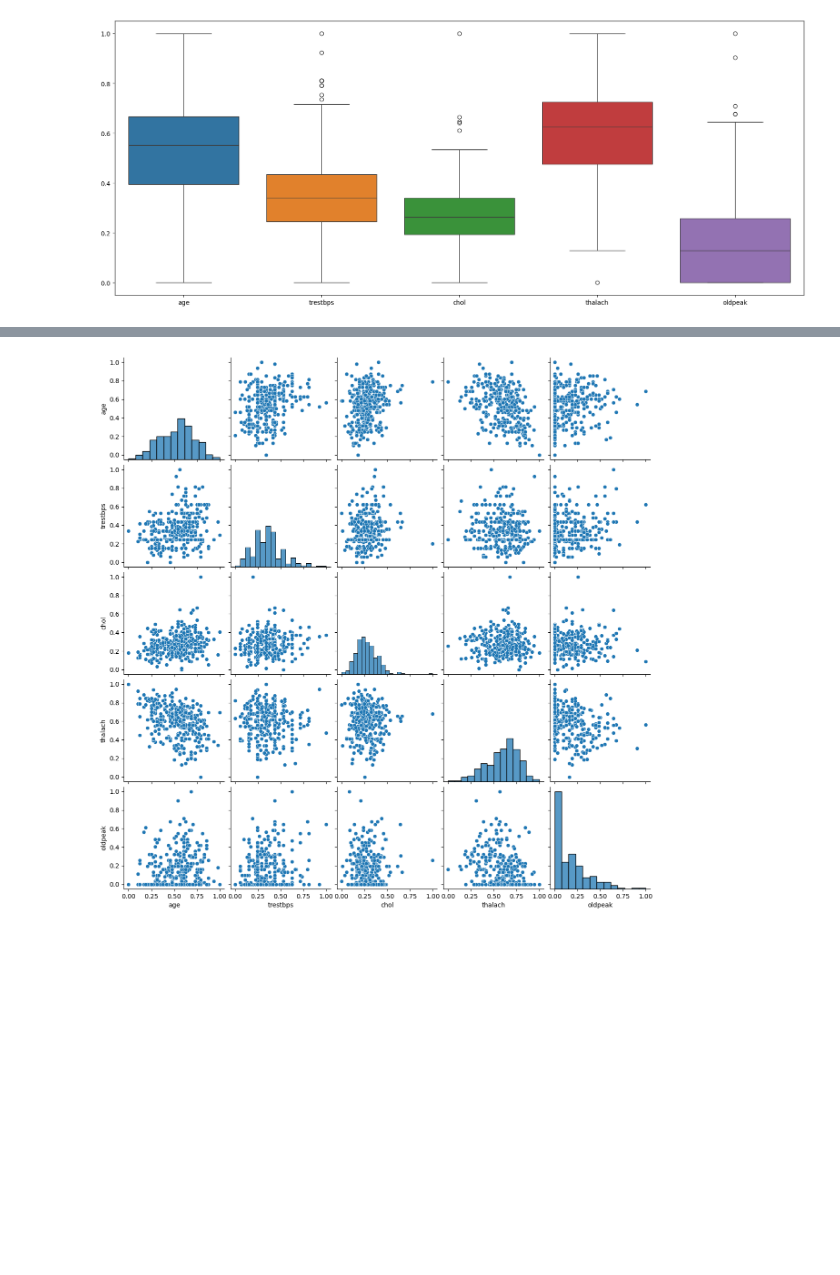
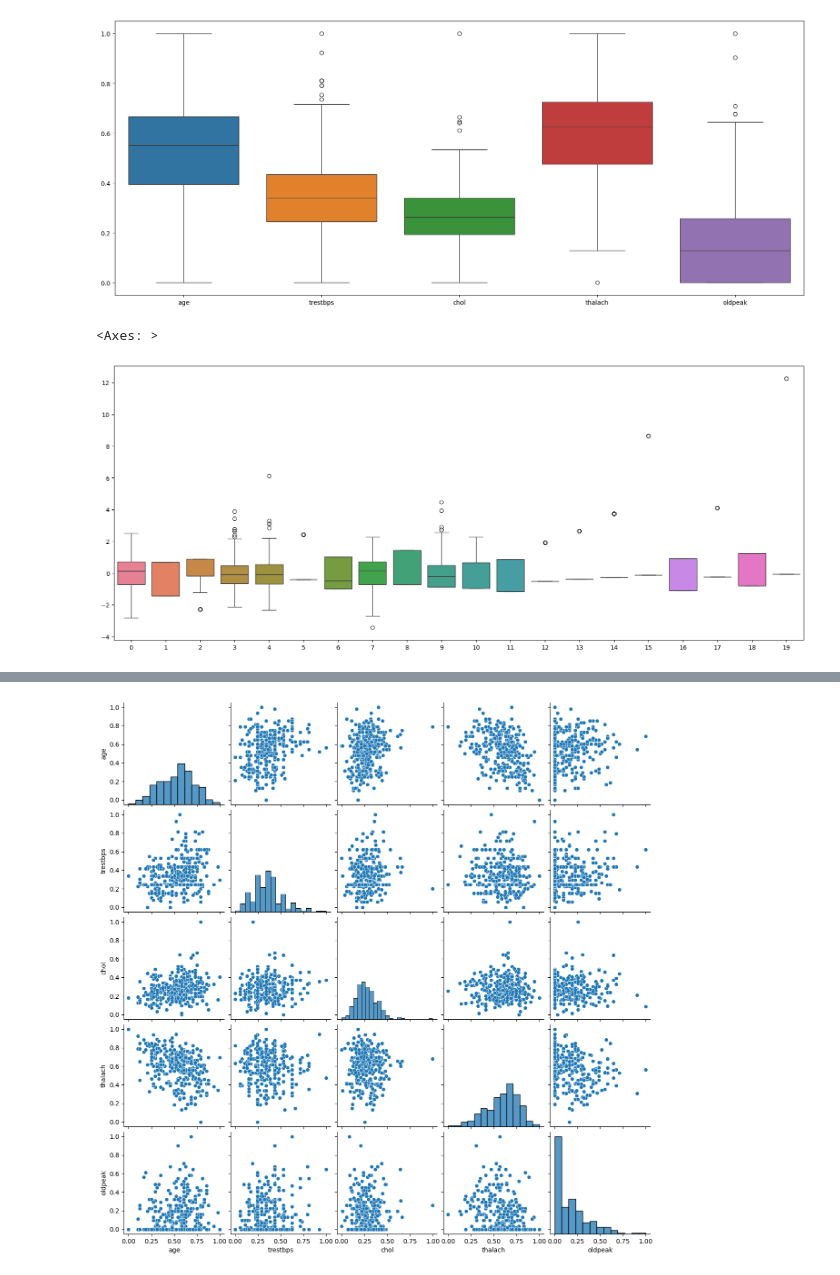
Before and after one commit to glacial-drm/Supervised-Learners, a Jupyter notebook: CW1/cw1-classification.ipynb, the cells around one changed output, grey strips where cells are left out. Saved outputs shown, nothing was run; the diff lists cells and outputs as text; code cells hidden in the pictures; blank space fills up the shorter version.

```diff
--- a/CW1/cw1-classification.ipynb
+++ b/CW1/cw1-classification.ipynb
@@ -196,3 +196,16 @@ sns.boxplot(data=dataset[["age", "trestbps", "chol", "thalach", "oldpeak"]],ax=a
 # %% [output]
 <Axes: >
 [figure]
+# %%
+# Assign features to X
+X = df_encoded.drop('num', axis=1)
+# Normalise the features to use zero mean normalisation
+# only for the first 10 features, but try yourself to visualise more features
+from sklearn.preprocessing import StandardScaler
+scaler = StandardScaler()
+Xs = scaler.fit_transform(X)
+fig, ax=plt.subplots(1, figsize=(20,8))
+sns.boxplot(data=Xs, ax=ax)
+# %% [output]
+<Axes: >
+[figure, added]
```
Also changed, not shown: parts of 6 cells of this notebook.
